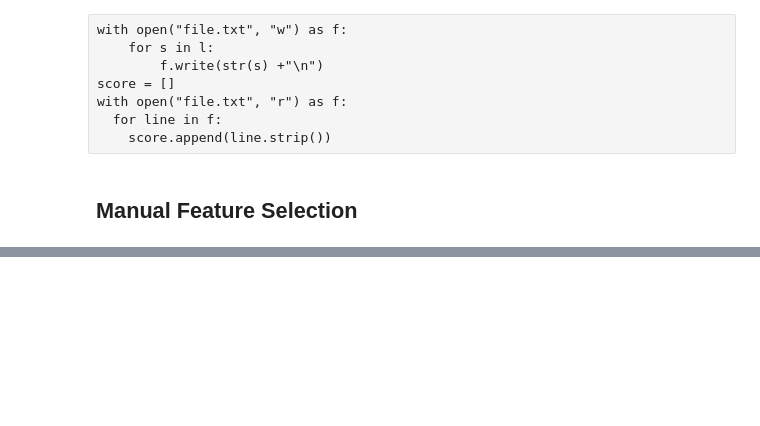
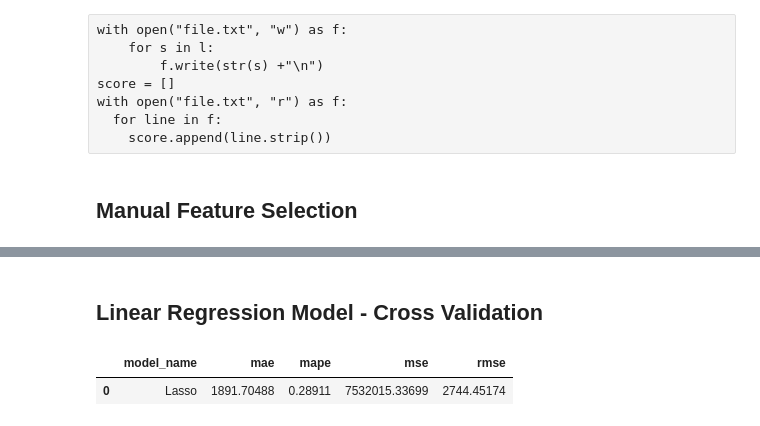
Before and after one commit to ViniciusKos/forecast_sales, a Jupyter notebook: forecast_sales.ipynb, the cells around one changed output, grey strips where cells are left out. Drawn from its saved outputs; the diff is of its cells as text; code cells hidden in the pictures; blank space fills up the shorter version.

```diff
--- a/forecast_sales.ipynb
+++ b/forecast_sales.ipynb
@@ -948,0 +992,15 @@ cols_selected_boruta_full.extend( feat_to_add )
+# %% [markdown]
+## Linear Regression Model - Cross Validation
+# %%
+# model
+lrr = Lasso( alpha=0.01 ).fit( xtrain, ytrain )
+
+# prediction
+ypred_lrr = lrr.predict( xtest )
+
+# performance
+lr_result = errors_ml(aux1, ypred_lrr,model_name=lrr.__class__.__name__)
+lr_result
+# %% [output]
+|  | model_name | mae | mape | mse | rmse |
+| 0 | Lasso | 1891.70488 | 0.28911 | 7532015.33699 | 2744.45174 |
```
Also changed, not shown: parts of 8 cells of this notebook.
